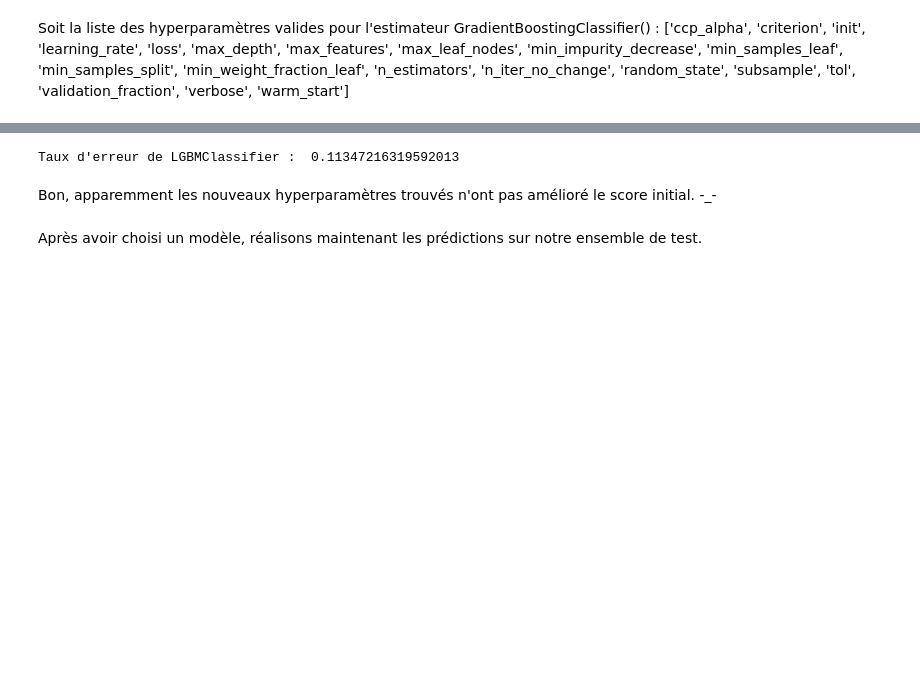
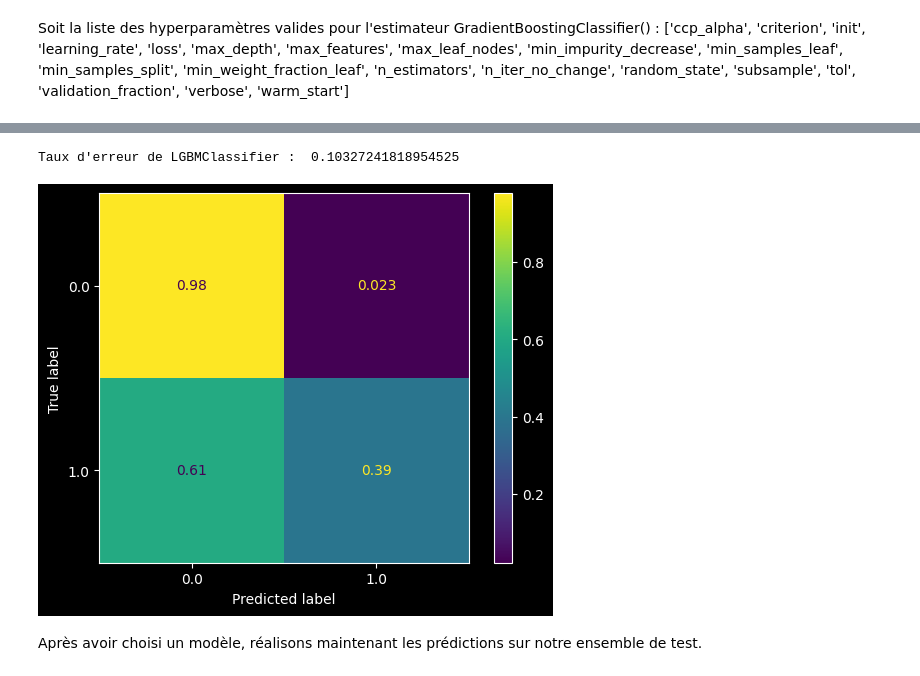
Before and after one commit to justekouassi/Inclusion-financiere-en-Afrique, a Jupyter notebook: inclusion.ipynb, the cells around one changed output, grey strips where cells are left out. Drawn from its saved outputs; the diff is of its cells as text; code cells hidden in the pictures; blank space fills up the shorter version.

```diff
--- a/inclusion.ipynb
+++ b/inclusion.ipynb
@@ -357,5 +354,5 @@ Fitting 3 folds for each of 216 candidates, totalling 648 fits
 # %%
-optimized_lgbm = LGBMClassifier(
+optimized_model = GradientBoostingClassifier(
     max_depth=grid_cv.best_params_['max_depth'],
 	min_samples_leaf=grid_cv.best_params_['min_samples_leaf'],
 	min_samples_split=grid_cv.best_params_['min_samples_split'],
@@ -363,15 +360,19 @@ optimized_lgbm = LGBMClassifier(
 	random_state=grid_cv.best_params_['random_state']
 )
 
-optimized_lgbm.fit(X_Train, y_Train)
-y_pred = optimized_lgbm.predict(X_Val)
+optimized_model.fit(X_Train, y_Train)
+y_pred = optimized_model.predict(X_Val)
 
 print("Taux d'erreur de LGBMClassifier : ", 1 - accuracy_score(y_Val, y_pred))
 # 0.10114747131321722
 # %% [output]
-Taux d'erreur de LGBMClassifier :  0.11347216319592013
+Taux d'erreur de LGBMClassifier :  0.10327241818954525
-# %% [markdown]
-Bon, apparemment les nouveaux hyperparamètres trouvés n'ont pas amélioré le score initial. -_-
+# %%
+# traçons la matrice de confusion pour le GBC
+ConfusionMatrixDisplay.from_estimator(optimized_model, X_Val, y_Val, normalize='true')
+plt.show()
+# %% [output]
+[figure, added]
 # %% [markdown]
 Après avoir choisi un modèle, réalisons maintenant les prédictions sur notre ensemble de test.
 # %%
```
Also changed, not shown: parts of 40 cells of this notebook, 13 other files.
